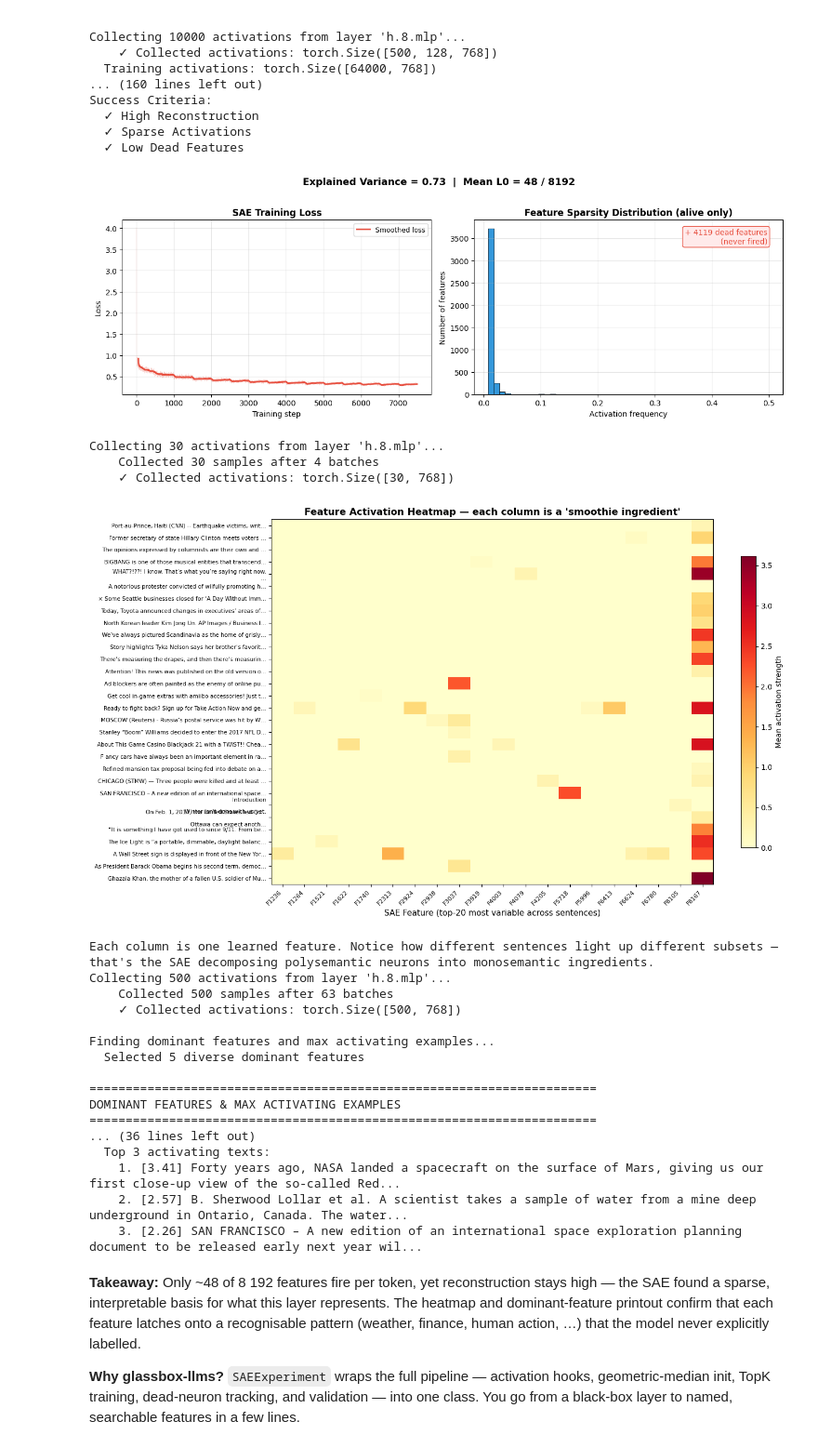
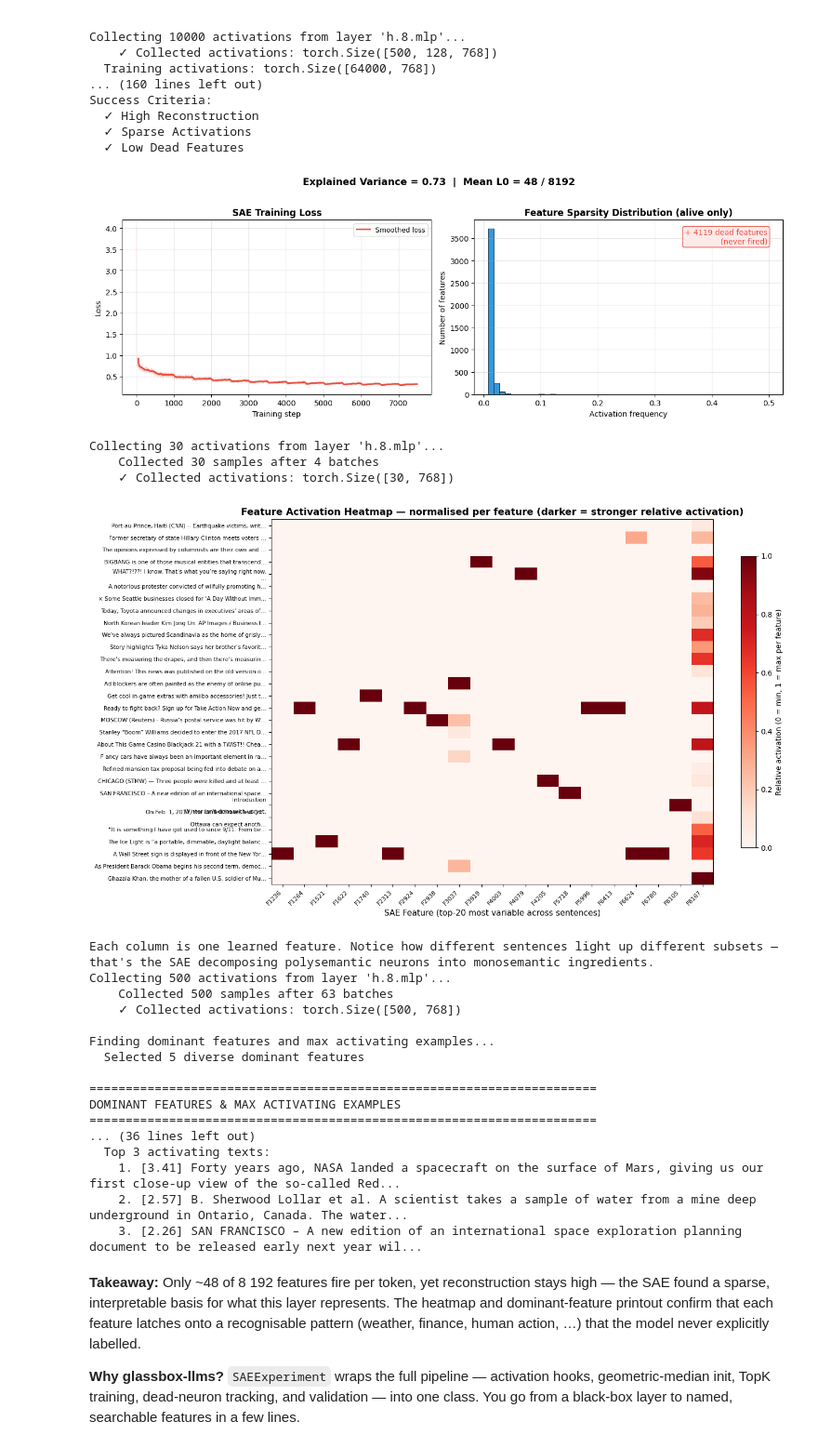
Before and after one commit to DSC-McMaster-U/glassbox-llms, a Jupyter notebook: notebooks/glassbox_demo.ipynb, the cells around one changed output. Shown at 93% size. Cells and saved outputs as stored; diff of their text form; code cells hidden in the pictures.

Commit message:
fixed heatmap color

```diff
--- a/notebooks/glassbox_demo.ipynb
+++ b/notebooks/glassbox_demo.ipynb
@@ -400,38 +400,43 @@ viz_acts = experiment.collect_activations(viz_loader, num_samples=len(viz_subset
 sae = experiment.sae
 sae.eval()
 with torch.no_grad():
     _, feat_matrix, _ = sae(viz_acts)  # (n_sentences, 2048)
 
 top_idx = feat_matrix.var(dim=0).topk(20).indices.sort().values
-heatmap = feat_matrix[:, top_idx].cpu().numpy()
+heatmap_raw = feat_matrix[:, top_idx].cpu().numpy()
+
+# Normalize each feature column to [0, 1] so every column uses the full color range
+col_max = heatmap_raw.max(axis=0, keepdims=True)
+col_max[col_max == 0] = 1.0
+heatmap = heatmap_raw / col_max
 
 fig, ax = plt.subplots(figsize=(14, 8))
-im = ax.imshow(heatmap, aspect="auto", cmap="YlOrRd", interpolation="nearest")
+im = ax.imshow(heatmap, aspect="auto", cmap="Reds", vmin=0, vmax=1, interpolation="nearest")
 ax.set_yticks(range(len(viz_subset)))
 ax.set_yticklabels([t[:55] + ("…" if len(t) > 55 else "") for t in viz_subset], fontsize=7.5)
 ax.set_xticks(range(len(top_idx)))
 ax.set_xticklabels([f"F{idx}" for idx in top_idx.cpu().numpy()], fontsize=8, rotation=45, ha="right")
 ax.set_xlabel("SAE Feature (top-20 most variable across sentences)", fontsize=11)
-ax.set_title("Feature Activation Heatmap — each column is a 'smoothie ingredient'",
+ax.set_title("Feature Activation Heatmap — normalised per feature (darker = stronger relative activation)",
              fontsize=13, weight="bold")
-fig.colorbar(im, ax=ax, label="Mean activation strength", shrink=0.8)
+fig.colorbar(im, ax=ax, label="Relative activation (0 = min, 1 = max per feature)", shrink=0.8)
 fig.tight_layout(); plt.show()
 
 print("Each column is one learned feature. Notice how different sentences light up different subsets —")
 print("that's the SAE decomposing polysemantic neurons into monosemantic ingredients.")
 
 # ── Dominant features: which texts maximally activate each one? ──────
 from glassboxllms.experiments.sae.experiment import show_dominant_features
 
 # Re-collect mean-pooled activations for all 500 texts (one vector per sentence)
 all_viz_acts = experiment.collect_activations(text_dataloader, num_samples=len(sae_texts), pooling="mean")
 show_dominant_features(experiment.sae, all_viz_acts, sae_texts, n_features=5, top_k_examples=3)
 # %% [output]
 [figure]
 Collecting 30 activations from layer 'h.8.mlp'...
     Collected 30 samples after 4 batches
     ✓ Collected activations: torch.Size([30, 768])
-[figure, old version]
+[figure, new version]
 Each column is one learned feature. Notice how different sentences light up different subsets —
 that's the SAE decomposing polysemantic neurons into monosemantic ingredients.
 Collecting 500 activations from layer 'h.8.mlp'...
```
